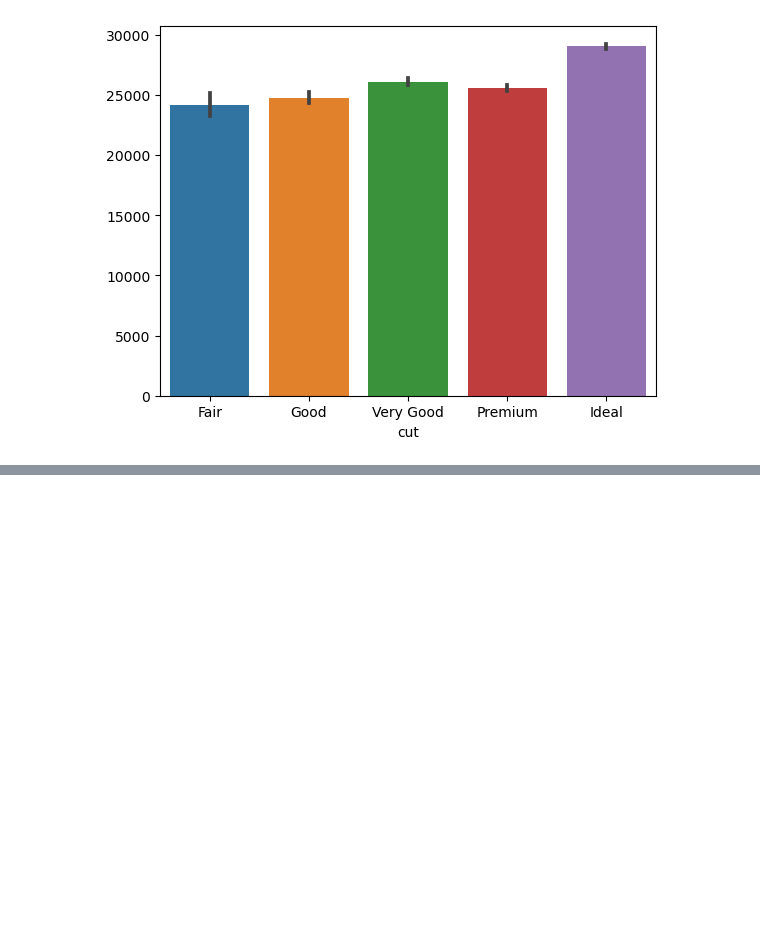
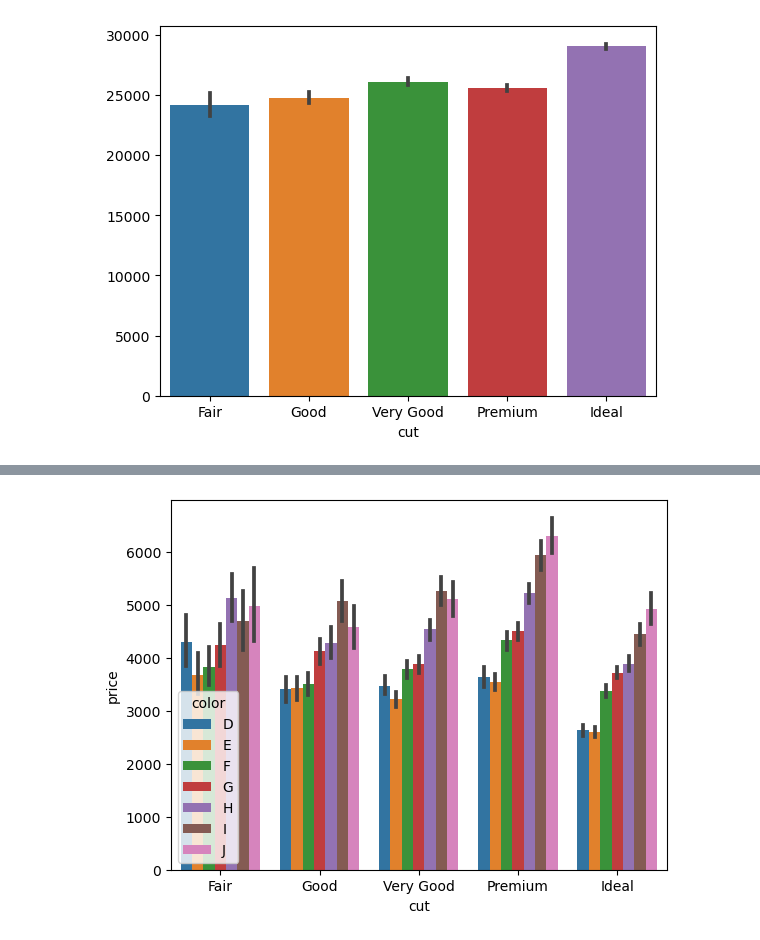
Before and after one commit to Akcanbasri/DataScienceAndMachineLearning, a Jupyter notebook: VeriGorsellestirme/dagilimGrafikleri.ipynb, the cells around one changed output, grey strips where cells are left out. Saved outputs shown, nothing was run; the diff lists cells and outputs as text; code cells hidden in the pictures; blank space fills up the shorter version.

```diff
--- a/VeriGorsellestirme/dagilimGrafikleri.ipynb
+++ b/VeriGorsellestirme/dagilimGrafikleri.ipynb
@@ -161,0 +184,4 @@ sns.barplot(x="cut", y=df.cut.index, data=df);
+# %%
+sns.barplot(x = "cut", y = "price", hue = "color", data = df); # hue ile parametreleri gruplayabiliriz
+# %% [output]
+[figure, added]
```
Also changed, not shown: parts of 11 cells of this notebook, 1 other file.
